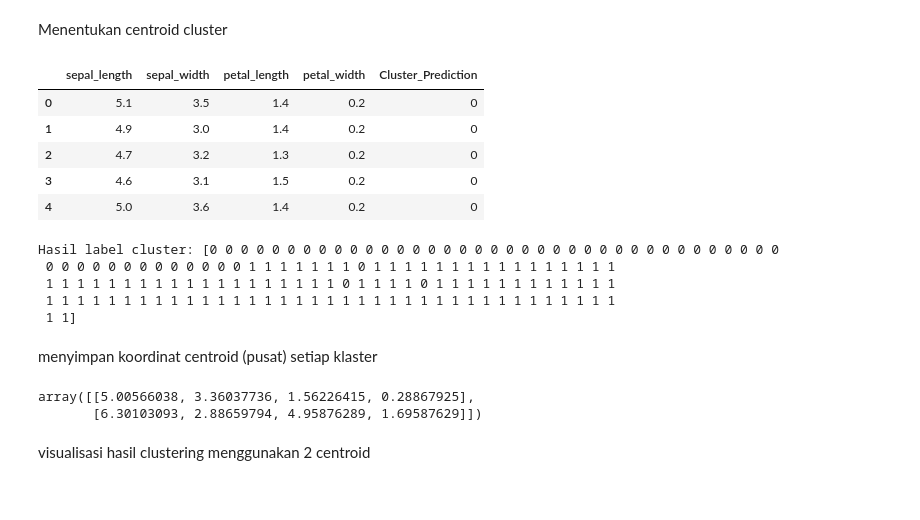
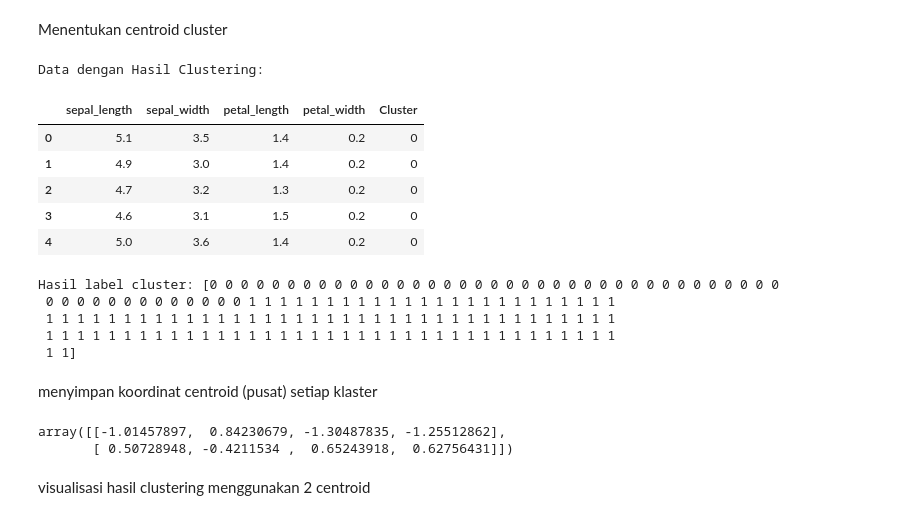
Before and after one commit to AqbilBarakaa/pendata, a Jupyter notebook: pendata/_build/jupyter_execute/K-Means_Clustering.ipynb, the cells around one changed output. Cells and saved outputs as stored; diff of their text form; code cells hidden in the pictures.

```diff
--- a/pendata/_build/jupyter_execute/K-Means_Clustering.ipynb
+++ b/pendata/_build/jupyter_execute/K-Means_Clustering.ipynb
@@ -313,6 +313,4 @@ sse_scores = []
 3           4.6          3.1           1.5          0.2  Iris-setosa
 4           5.0          3.6           1.4          0.2  Iris-setosa
 # %%
-X = data.iloc[:, :-1]
-y = data.iloc[:, -1]
-X
+X = data.drop(columns=['class'])
@@ -333,14 +317,34 @@ X
+# %%
+# Normalisasi data (menggunakan StandardScaler)
+scaler = StandardScaler()
+X_standardized = scaler.fit_transform(X)
+X_standardized = pd.DataFrame(X_standardized, columns=X.columns)
 # %% [markdown]
 Menentukan centroid cluster
 # %%
-kms = KMeans(n_clusters=2, random_state=0, n_init="auto", max_iter=300, tol=0.0001, verbose=0,copy_x=True,algorithm="lloyd")
-kms.fit(X)
+X_for_clustering = X_standardized.copy()
 
-clusters = X.copy()
-clusters['Cluster_Prediction'] = kms.fit_predict(X)
-clusters.head()
+# Inisialisasi K-Means dengan 2 cluster
+kms = KMeans(
+    n_clusters=2,
+    random_state=0,
+    n_init="auto",
+    max_iter=300,
+    tol=0.0001,
+    algorithm="lloyd"
+)
+
+# Fit dan prediksi cluster
+clusters = kms.fit_predict(X_for_clustering)
+
+data_with_cluster = X.copy()
+data_with_cluster['Cluster'] = clusters
+
+print("Data dengan Hasil Clustering:")
+data_with_cluster.head()
 # %% [output]
+Data dengan Hasil Clustering:
-|  | sepal_length | sepal_width | petal_length | petal_width | Cluster_Prediction |
+|  | sepal_length | sepal_width | petal_length | petal_width | Cluster |
 | 0 | 5.1 | 3.5 | 1.4 | 0.2 | 0 |
 | 1 | 4.9 | 3.0 | 1.4 | 0.2 | 0 |
 | 2 | 4.7 | 3.2 | 1.3 | 0.2 | 0 |
@@ -350,8 +354,8 @@ clusters.head()
 print("Hasil label cluster:", kms.labels_)
 # %% [output]
 Hasil label cluster: [0 0 0 0 0 0 0 0 0 0 0 0 0 0 0 0 0 0 0 0 0 0 0 0 0 0 0 0 0 0 0 0 0 0 0 0 0
- 0 0 0 0 0 0 0 0 0 0 0 0 0 1 1 1 1 1 1 1 0 1 1 1 1 1 1 1 1 1 1 1 1 1 1 1 1
- 1 1 1 1 1 1 1 1 1 1 1 1 1 1 1 1 1 1 1 0 1 1 1 1 0 1 1 1 1 1 1 1 1 1 1 1 1
+ 0 0 0 0 0 0 0 0 0 0 0 0 0 1 1 1 1 1 1 1 1 1 1 1 1 1 1 1 1 1 1 1 1 1 1 1 1
+ 1 1 1 1 1 1 1 1 1 1 1 1 1 1 1 1 1 1 1 1 1 1 1 1 1 1 1 1 1 1 1 1 1 1 1 1 1
  1 1 1 1 1 1 1 1 1 1 1 1 1 1 1 1 1 1 1 1 1 1 1 1 1 1 1 1 1 1 1 1 1 1 1 1 1
  1 1]
 # %% [markdown]
@@ -359,8 +363,8 @@ menyimpan koordinat centroid (pusat) setiap klaster
 # %%
 kms.cluster_centers_
 # %% [output]
-array([[5.00566038, 3.36037736, 1.56226415, 0.28867925],
-       [6.30103093, 2.88659794, 4.95876289, 1.69587629]])
+array([[-1.01457897,  0.84230679, -1.30487835, -1.25512862],
+       [ 0.50728948, -0.4211534 ,  0.65243918,  0.62756431]])
 # %% [markdown]
  visualisasi hasil clustering menggunakan 2 centroid
 # %%
```
Also changed, not shown: parts of 16 cells of this notebook, 9 other files.
